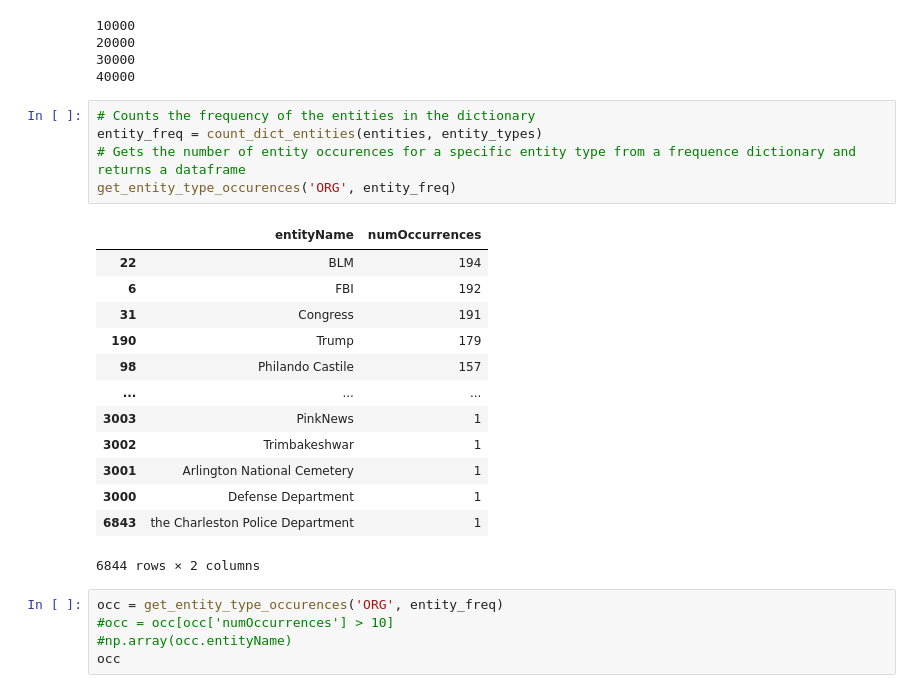
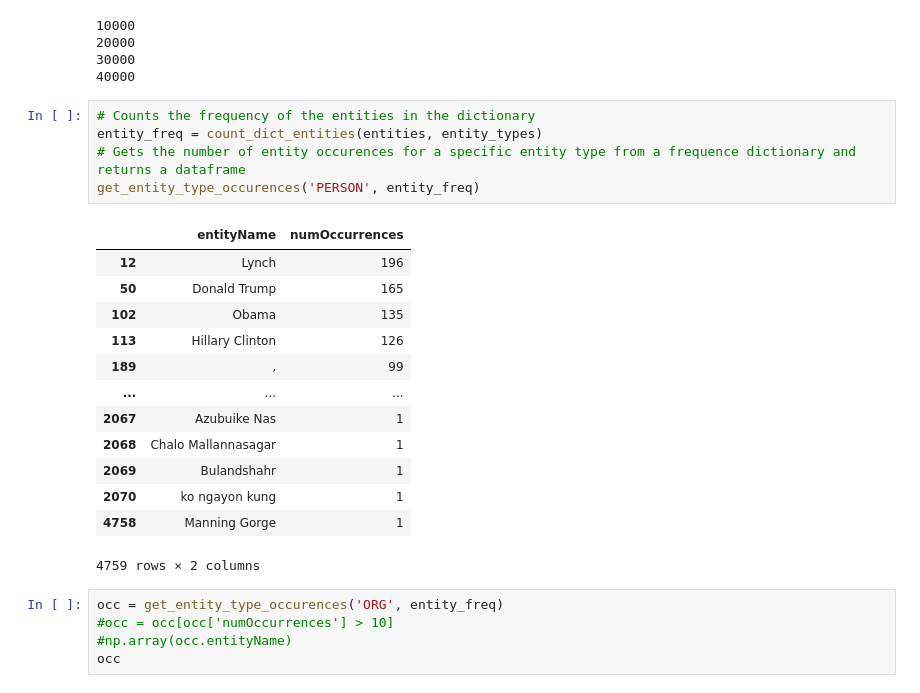
Before and after one commit to epfl-ada/ada-2021-project-adagang, a Jupyter notebook: Analysis.ipynb, the cells around one changed output. Saved outputs shown, nothing was run; the diff lists cells and outputs as text.

```diff
--- a/Analysis.ipynb
+++ b/Analysis.ipynb
@@ -314,22 +318,22 @@ entities = get_named_entities(speaker_quotes_window.copy(), entity_types)
 # %%
 # Counts the frequency of the entities in the dictionary
 entity_freq = count_dict_entities(entities, entity_types)
 # Gets the number of entity occurences for a specific entity type from a frequence dictionary and returns a dataframe
-get_entity_type_occurences('ORG', entity_freq)
+get_entity_type_occurences('PERSON', entity_freq)
 # %% [output]
 |  | entityName | numOccurrences |
-| 22 | BLM | 194 |
-| 6 | FBI | 192 |
-| 31 | Congress | 191 |
-| 190 | Trump | 179 |
-| 98 | Philando Castile | 157 |
+| 12 | Lynch | 196 |
+| 50 | Donald Trump | 165 |
+| 102 | Obama | 135 |
+| 113 | Hillary Clinton | 126 |
+| 189 | ‚ | 99 |
 | ... | ... | ... |
-| 3003 | PinkNews | 1 |
-| 3002 | Trimbakeshwar | 1 |
-| 3001 | Arlington National Cemetery | 1 |
-| 3000 | Defense Department | 1 |
-| 6843 | the Charleston Police Department | 1 |
+| 2067 | Azubuike Nas | 1 |
+| 2068 | Chalo Mallannasagar | 1 |
+| 2069 | Bulandshahr | 1 |
+| 2070 | ko ngayon kung | 1 |
+| 4758 | Manning Gorge | 1 |
-6844 rows × 2 columns
+4759 rows × 2 columns
 # %%
 occ = get_entity_type_occurences('ORG', entity_freq)
 #occ = occ[occ['numOccurrences'] > 10]
```
Also changed, not shown: parts of 20 cells of this notebook.
